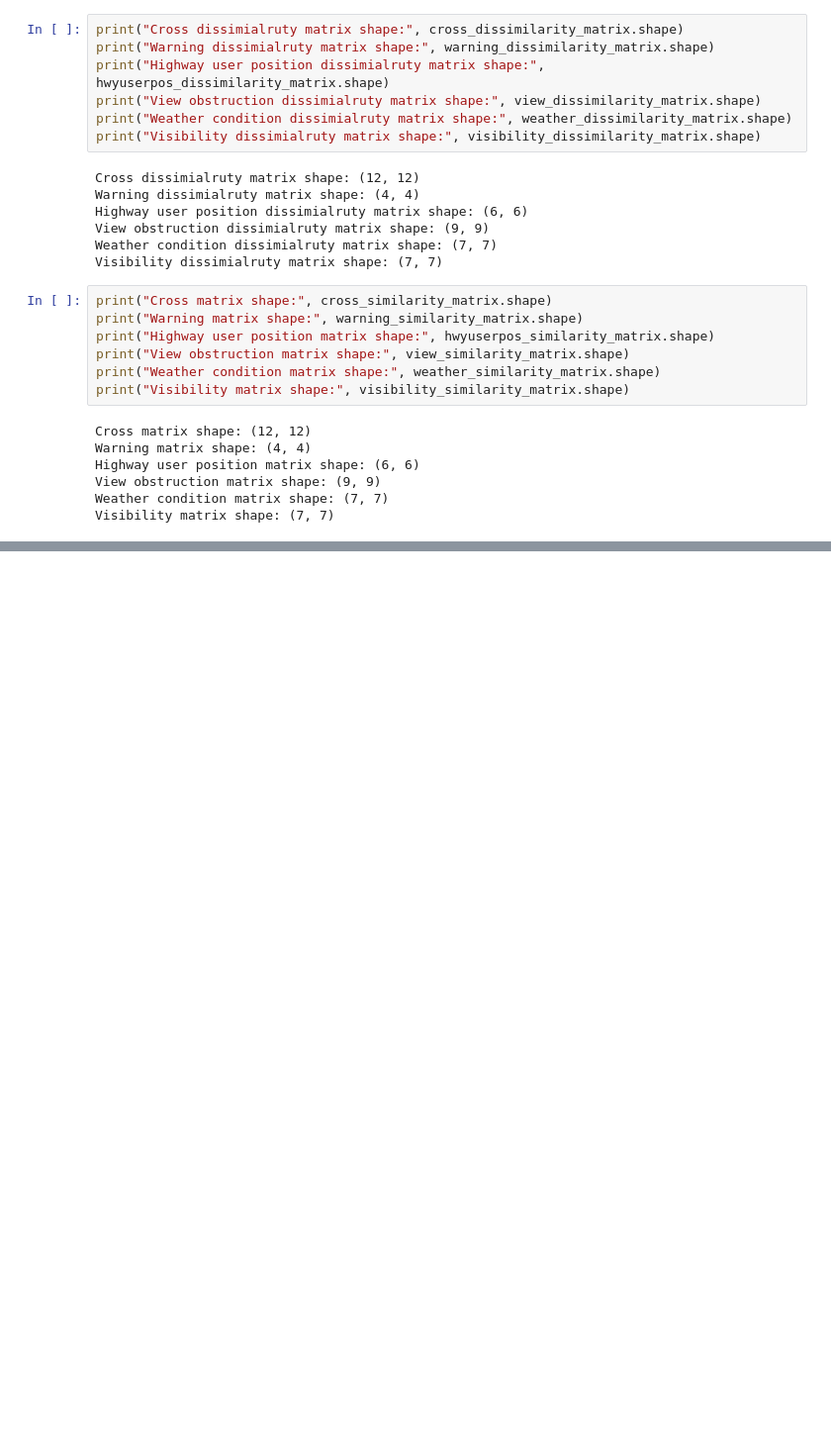
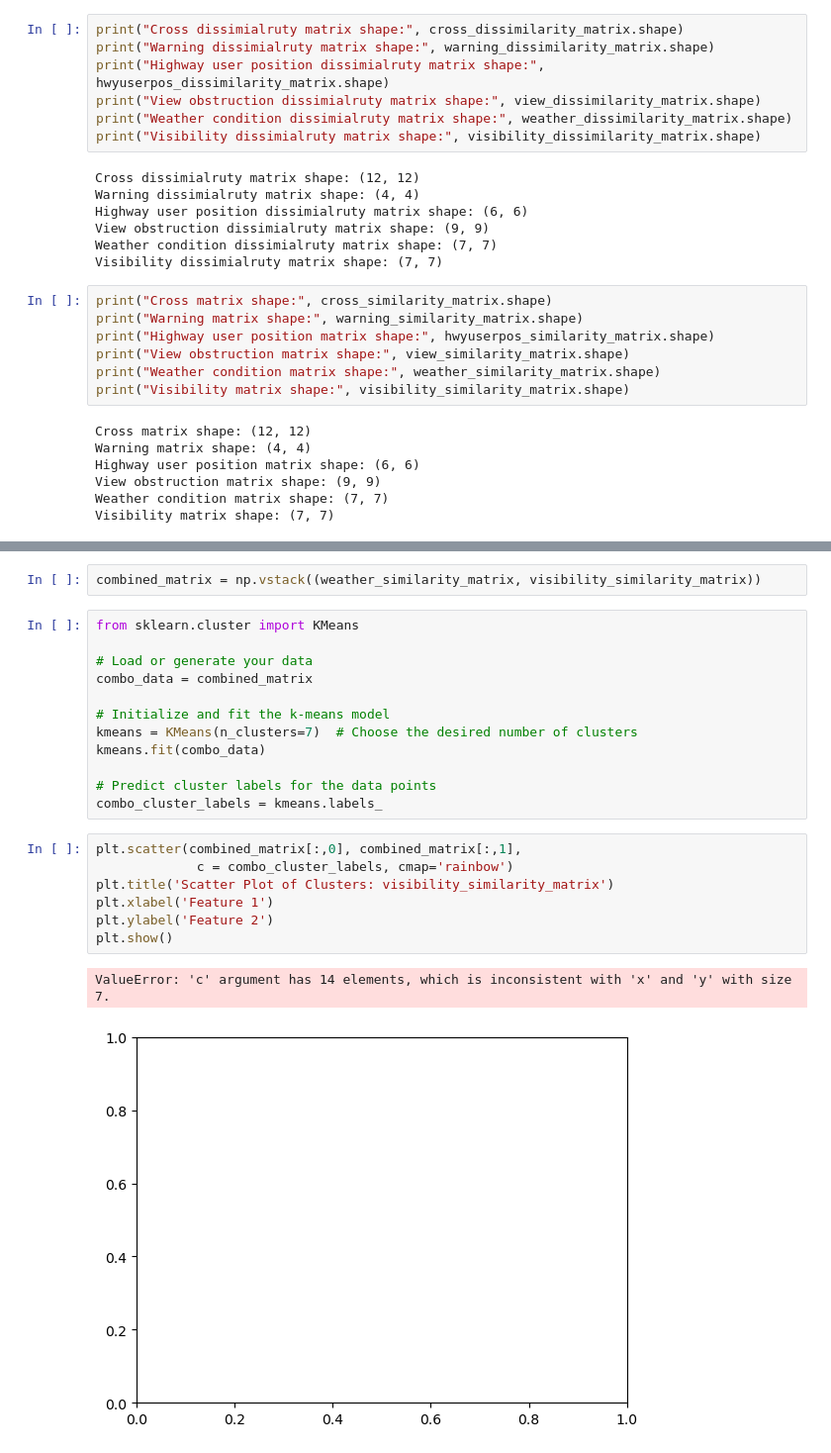
Before and after one commit to HUGOXBACA/UCR_GOOGLE_REU, a Jupyter notebook: Rail_Equipment_Accidents/DataEncoding.ipynb, the cells around one changed output, grey strips where cells are left out. Shown: that part at 99% size. Drawn from its saved outputs; the diff is of its cells as text; blank space fills up the shorter version.

```diff
--- a/Rail_Equipment_Accidents/DataEncoding.ipynb
+++ b/Rail_Equipment_Accidents/DataEncoding.ipynb
@@ -448,0 +348,24 @@ plt.show()
+# %%
+combined_matrix = np.vstack((weather_similarity_matrix, visibility_similarity_matrix))
+# %%
+from sklearn.cluster import KMeans
+
+# Load or generate your data
+combo_data = combined_matrix
+
+# Initialize and fit the k-means model
+kmeans = KMeans(n_clusters=7)  # Choose the desired number of clusters
+kmeans.fit(combo_data)
+
+# Predict cluster labels for the data points
+combo_cluster_labels = kmeans.labels_
+# %%
+plt.scatter(combined_matrix[:,0], combined_matrix[:,1],
+             c = combo_cluster_labels, cmap='rainbow')
+plt.title('Scatter Plot of Clusters: visibility_similarity_matrix')
+plt.xlabel('Feature 1')
+plt.ylabel('Feature 2')
+plt.show()
+# %% [output]
+ValueError: 'c' argument has 14 elements, which is inconsistent with 'x' and 'y' with size 7.
+[figure, added]
```
Also changed, not shown: parts of 23 cells of this notebook, 14 other files.
